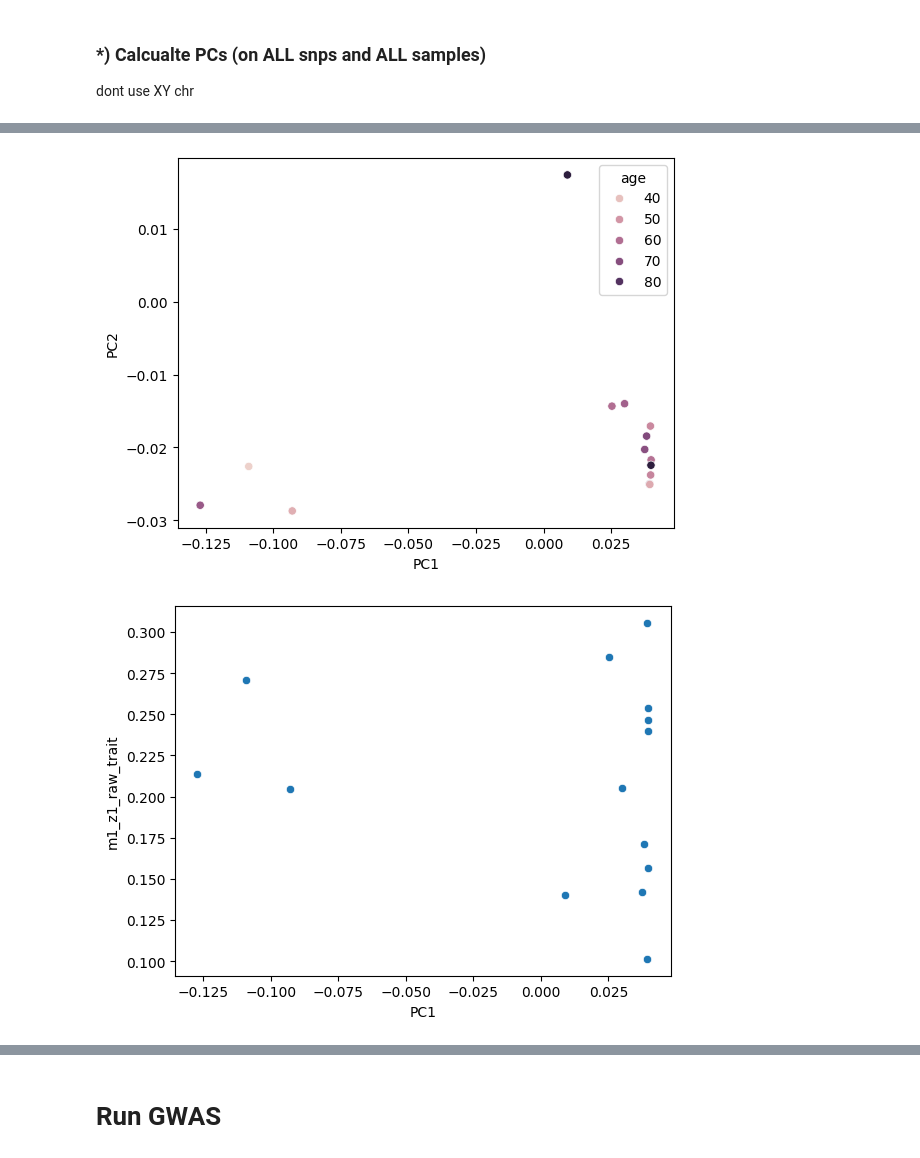
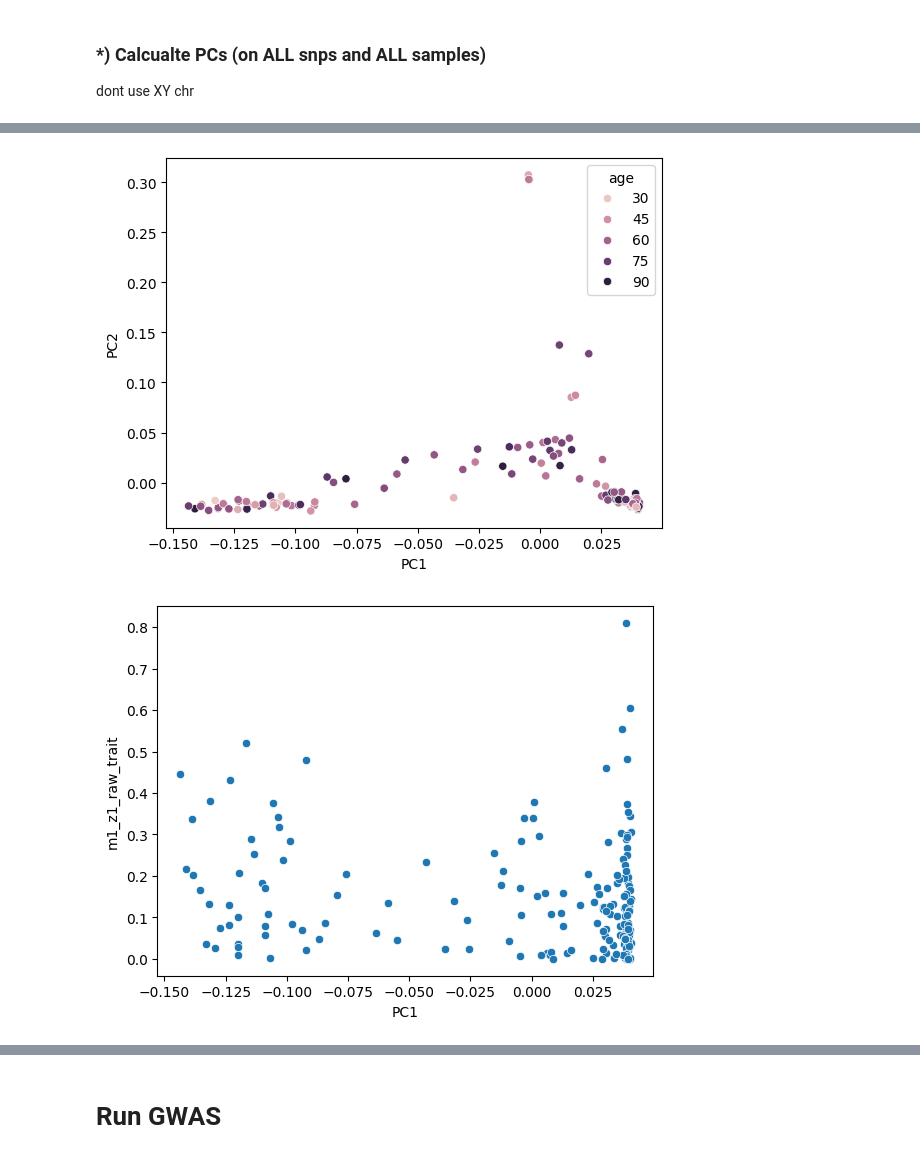
Before and after one commit to 8gabri8/XDP, a Jupyter notebook: script/multiple_samples_analysis/metric_corr_with_GWAS.ipynb, the cells around one changed output, grey strips where cells are left out. Cells and saved outputs as stored; diff of their text form; code cells hidden in the pictures.

```diff
--- a/script/multiple_samples_analysis/metric_corr_with_GWAS.ipynb
+++ b/script/multiple_samples_analysis/metric_corr_with_GWAS.ipynb
@@ -14,9 +16,14 @@ Bican h5ad have been generated using `/home/gdallagl/myworkdir/XDP/script/multip
 # %%
+# just need m1 and d1d2 to calculate trait
 msn_type_path_dict = {
-    "eMSN_D1D2": {"path": "/home/gdallagl/myworkdir/XDP/data/BICAN/bican_spatial_zonated/STR_eMSN_D1D2_Matrix.qs", "zone_col": "Final_Zone_Assignments_No_Smooth", "donor_col": "donor", "x": "x_um2", "y": "y_um2"}, #gs://macosko_data/akraft/Zonal_Objects/
+    "eMSN_D1D2": {
+        "path": "/home/gdallagl/myworkdir/XDP/data/BICAN/whole_bican/eMNS_D1D2.h5ad",
+        "zone_col": "zone_4", "donor_col": "donor_id", "ct_for_deg": "eMSN_D1D2"},
     # "Patch_D1": {"path": "/home/gdallagl/myworkdir/XDP/data/BICAN/bican_spatial_zonated/STR_D1_Patch_MSN.qs", "zone_col": "Final_Zone_Assignments_No_Smooth", "donor_col": "donor", "x": "x_um2", "y": "y_um2"}, # gs://macosko_data/akraft/Zonal_Objects/
     # "Patch_D2": {"path": "/home/gdallagl/myworkdir/XDP/data/BICAN/bican_spatial_zonated/STR_D2_Patch_MSN.qs", "zone_col": "Final_Zone_Assignments_No_Smooth", "donor_col": "donor", "x": "x_um2", "y": "y_um2"}, # gs://macosko_data/akraft/Zonal_Objects/
-    "Matrix_D1": {"path": "/home/gdallagl/myworkdir/XDP/data/BICAN/bican_spatial_zonated/STR_D1_Matrix_MSN.qs", "zone_col": "D1_Matrix_Zone", "donor_col": "donor", "x": "x_position", "y": "y_position"},# gs://macosko_data/akraft/Human_Striatum_Slide-tags/High_Quality_by_Celltype/
+    "Matrix_D1": {
+        "path": "/home/gdallagl/myworkdir/XDP/data/BICAN/whole_bican/STR_D1_Matrix_MSN.h5ad",
+        "zone_col": "zone", "donor_col": "donor", "ct_for_deg": "Matrix_D1"},
     #"Matrix_D2": {"path": "/home/gdallagl/myworkdir/XDP/data/BICAN/bican_spatial_zonated/STR_D2_Matrix_MSN.qs", "zone_col": "D2_Matrix_Zone", "donor_col": "donor", "x": "x_position", "y": "y_position"}, #gs://macosko_data/akraft/Human_Striatum_Slide-tags/High_Quality_by_Celltype/
 }
 # %%
@@ -112,7 +91,8 @@ for s in adata.obs["donor_id"].unique()[:2]:
 # %% [markdown]
 ### Calcutle trait
 # %%
-df_meta = adata.obs.drop_duplicates("donor_id").set_index("donor_id")[["experiment"]]
+df_meta = obs.drop_duplicates("donor_id").set_index("donor_id")[["age"]]
+df_meta["donor_id"] = df_meta.index.copy()
 df_meta["m1_z1_raw_trait"] = np.nan
 df_meta["m1_z1_trait"] = np.nan
 df_meta["d1d1_z2_cov"] = np.nan
@@ -153,24 +129,24 @@ def rint(series):
 
 for donor in df_meta.index:
 
-    obs_donor = adata[adata.obs["donor_id"] == donor].obs
+    obs_donor = obs[obs["donor_id"] == donor].copy()
 
     n_m1_total = len(obs_donor[obs_donor["ct_for_deg"] == "Matrix_D1"])
-    n_m1_z1    = len(obs_donor[(obs_donor["ct_for_deg"] == "Matrix_D1") & (obs_donor["zone"] == 1)])
+    n_m1_z1    = len(obs_donor[(obs_donor["ct_for_deg"] == "Matrix_D1") & (obs_donor["zone"] == "1")])
 
     n_espn_total = len(obs_donor[obs_donor["ct_for_deg"] == "eMSN_D1D2"])
-    n_espn_z1    = len(obs_donor[(obs_donor["ct_for_deg"] == "eMSN_D1D2") & (obs_donor["zone"] == 1)])
+    n_espn_z2    = len(obs_donor[(obs_donor["ct_for_deg"] == "eMSN_D1D2") & (obs_donor["zone"] == "2")])
 
     # guard against donors with zero matrix-D1 cells -> NaN instead of crash
     df_meta.loc[donor, "n_m1_total"]        = n_m1_total
     df_meta.loc[donor, "m1_z1_raw_trait"]   = n_m1_z1 / n_m1_total if n_m1_total > 0 else np.nan
-    df_meta.loc[donor, "d1d1_z2_cov"]       = n_espn_z1 / n_espn_total if n_espn_total > 0 else np.nan
+    df_meta.loc[donor, "d1d1_z2_cov"]       = n_espn_z2 / n_espn_total if n_espn_total > 0 else np.nan
 
 # AFTER the loop: transform the whole column at once
 df_meta["m1_z1_trait"] = rint(df_meta["m1_z1_raw_trait"])
 
 # add to adata.obs
-adata.obs = adata.obs.merge(df_meta[["m1_z1_trait", "m1_z1_raw_trait", "d1d1_z2_cov"]], left_on="donor_id", right_index=True, how="left")
+#adata.obs = adata.obs.merge(df_meta[["m1_z1_trait", "m1_z1_raw_trait", "d1d1_z2_cov"]], left_on="donor_id", right_index=True, how="left")
 
 sns.lmplot(data=df_meta, x="d1d1_z2_cov", y="m1_z1_raw_trait"); plt.show()
 sns.histplot(data=df_meta, x="m1_z1_trait", bins=20, kde=True)
@@ -702,10 +663,0 @@ display(pcs)
-# %%
-df_meta_gwas = df_meta.copy()
-df_meta_gwas = pd.merge(df_meta_gwas, bican_metatadata, left_index=True, right_index=True, how="left")
-df_meta_gwas = pd.merge(df_meta_gwas, df_meta_plink.set_index("IID"), left_index=True, right_index=True, how="left")
-df_meta_gwas = pd.merge(df_meta_gwas, pcs.set_index("IID"), left_index=True, right_index=True, how="left")
-
-df_meta_gwas = df_meta_gwas.dropna()
-df_meta_gwas["IID"] = df_meta_gwas.index
-
-df_meta_gwas
@@ -729,5 +824,5 @@ df_meta_gwas
 # %%
-sns.scatterplot(data=df_meta_gwas, x="PC1", y="PC2", hue="sex"); plt.show()
-sns.scatterplot(data=df_meta_gwas, x="PC1", y="PC2", hue="age"); plt.show()
-sns.scatterplot(data=df_meta_gwas, x="PC1", y="m1_z1_raw_trait"); plt.show()
+sns.scatterplot(data=df_gwas, x="PC1", y="PC2", hue="sex"); plt.show()
+sns.scatterplot(data=df_gwas, x="PC1", y="PC2", hue="age"); plt.show()
+sns.scatterplot(data=df_gwas, x="PC1", y="m1_z1_raw_trait"); plt.show()
 # %% [output]
@@ -735,2 +830,2 @@ sns.scatterplot(data=df_meta_gwas, x="PC1", y="m1_z1_raw_trait"); plt.show()
-[figure, old version]
+[figure, new version]
-[figure, old version]
+[figure, new version]
```
Also changed, not shown: parts of 51 cells of this notebook, 3 other files.
